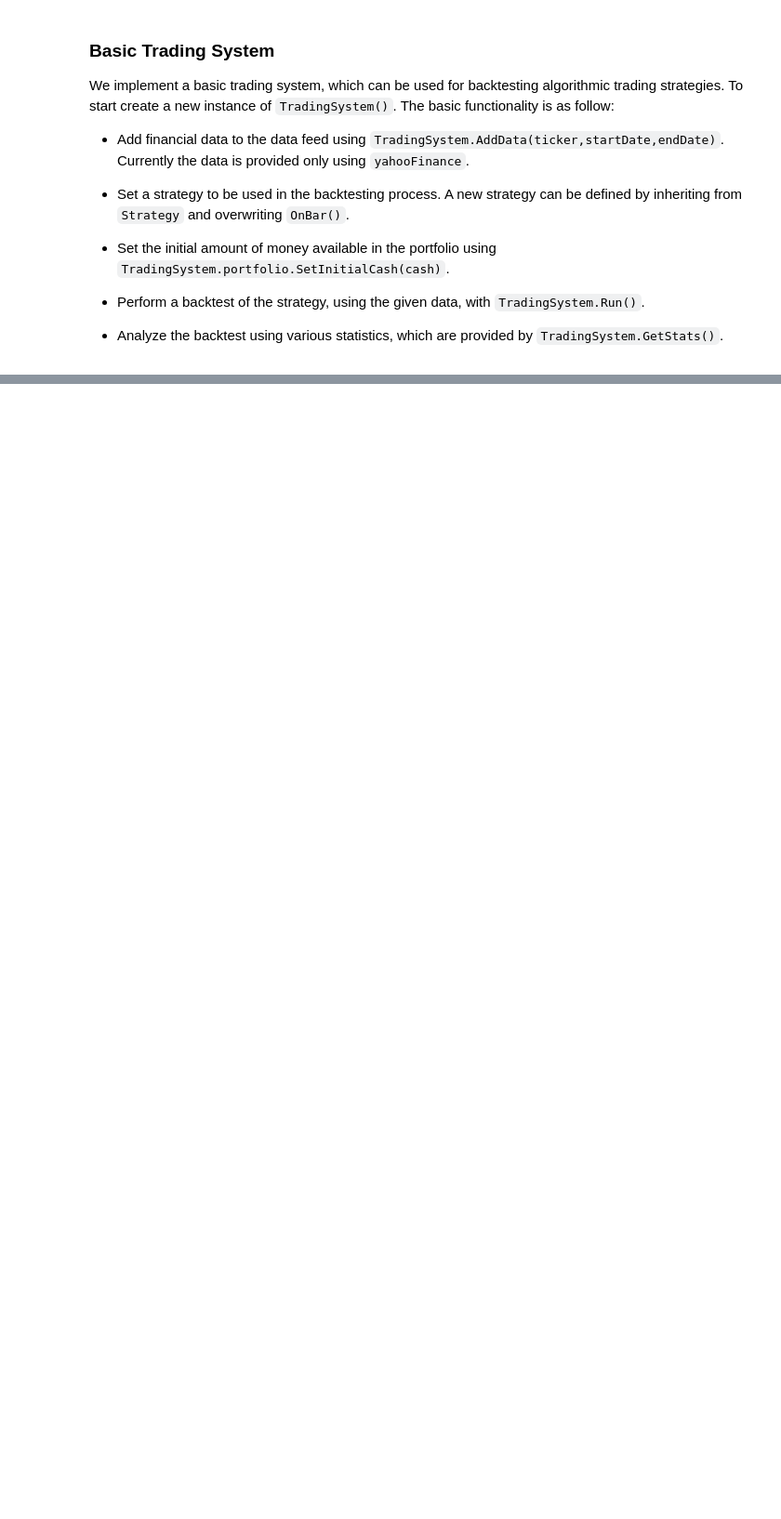
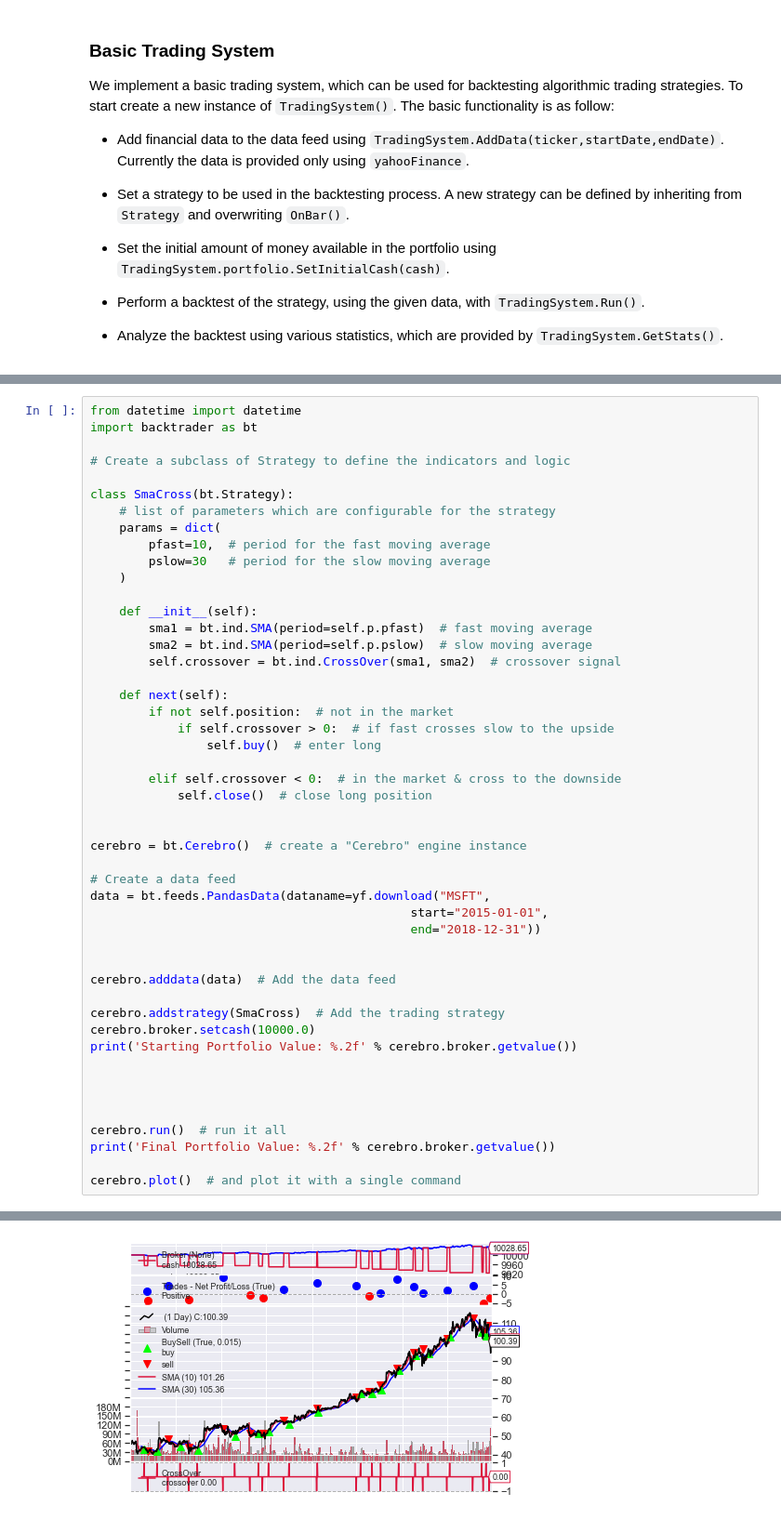
Before and after one commit to FrederikBenirschke/BasicTradingSystem, a Jupyter notebook: TradingSystem/Examples.ipynb, the cells around one changed output, grey strips where cells are left out. Shown: that part at 93% size. Saved outputs shown, nothing was run; the diff lists cells and outputs as text; blank space fills up the shorter version.

```diff
--- a/TradingSystem/Examples.ipynb
+++ b/TradingSystem/Examples.ipynb
@@ -100,0 +158,49 @@ Final Portfolio Value: 9998.32
+# %%
+from datetime import datetime
+import backtrader as bt
+
+# Create a subclass of Strategy to define the indicators and logic
+
+class SmaCross(bt.Strategy):
+    # list of parameters which are configurable for the strategy
+    params = dict(
+        pfast=10,  # period for the fast moving average
+        pslow=30   # period for the slow moving average
+    )
+
+    def __init__(self):
+        sma1 = bt.ind.SMA(period=self.p.pfast)  # fast moving average
+        sma2 = bt.ind.SMA(period=self.p.pslow)  # slow moving average
+        self.crossover = bt.ind.CrossOver(sma1, sma2)  # crossover signal
+
+    def next(self):
+        if not self.position:  # not in the market
+            if self.crossover > 0:  # if fast crosses slow to the upside
+                self.buy()  # enter long
+
+        elif self.crossover < 0:  # in the market & cross to the downside
+            self.close()  # close long position
+
+
+cerebro = bt.Cerebro()  # create a "Cerebro" engine instance
+
+# Create a data feed
+data = bt.feeds.PandasData(dataname=yf.download("MSFT",
+                                            start="2015-01-01",
+                                            end="2018-12-31"))
+
+
+cerebro.adddata(data)  # Add the data feed
+
+cerebro.addstrategy(SmaCross)  # Add the trading strategy
+cerebro.broker.setcash(10000.0)
+print('Starting Portfolio Value: %.2f' % cerebro.broker.getvalue())
+
+
+
+
+cerebro.run()  # run it all
+print('Final Portfolio Value: %.2f' % cerebro.broker.getvalue())
+
+cerebro.plot()  # and plot it with a single command
+# %% [output]
@@ -100,0 +213 @@ Final Portfolio Value: 9998.32
+[figure, added]
```
Also changed, not shown: parts of 8 cells of this notebook, 4 other files.
